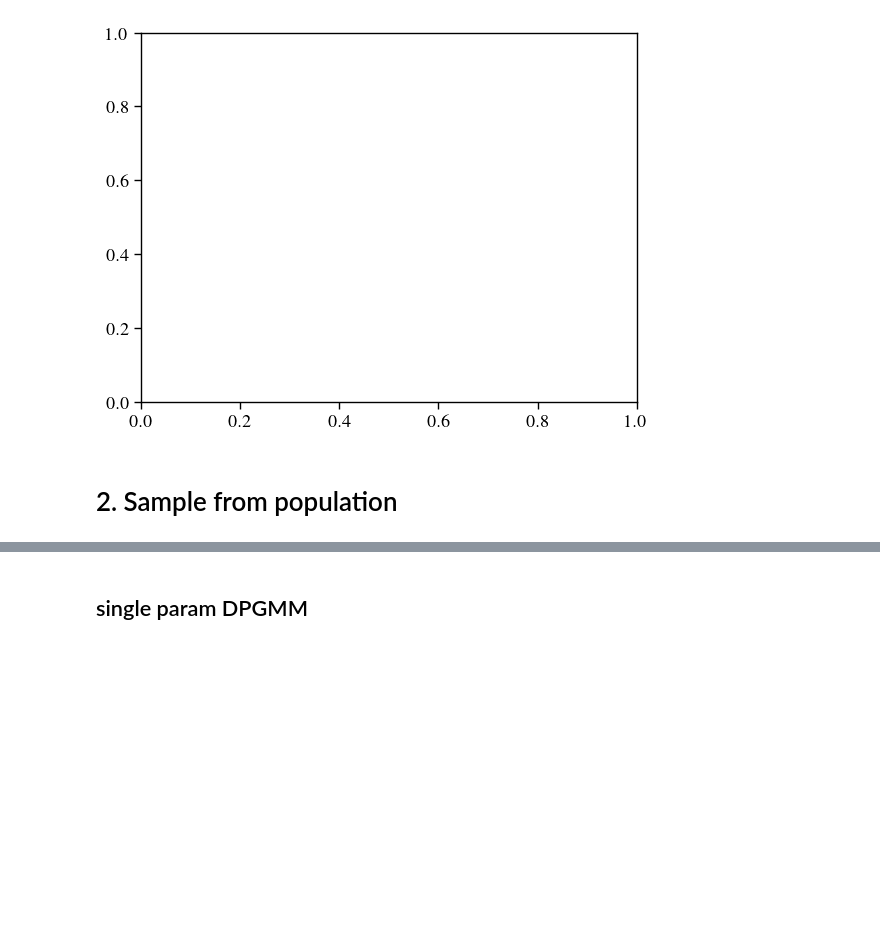
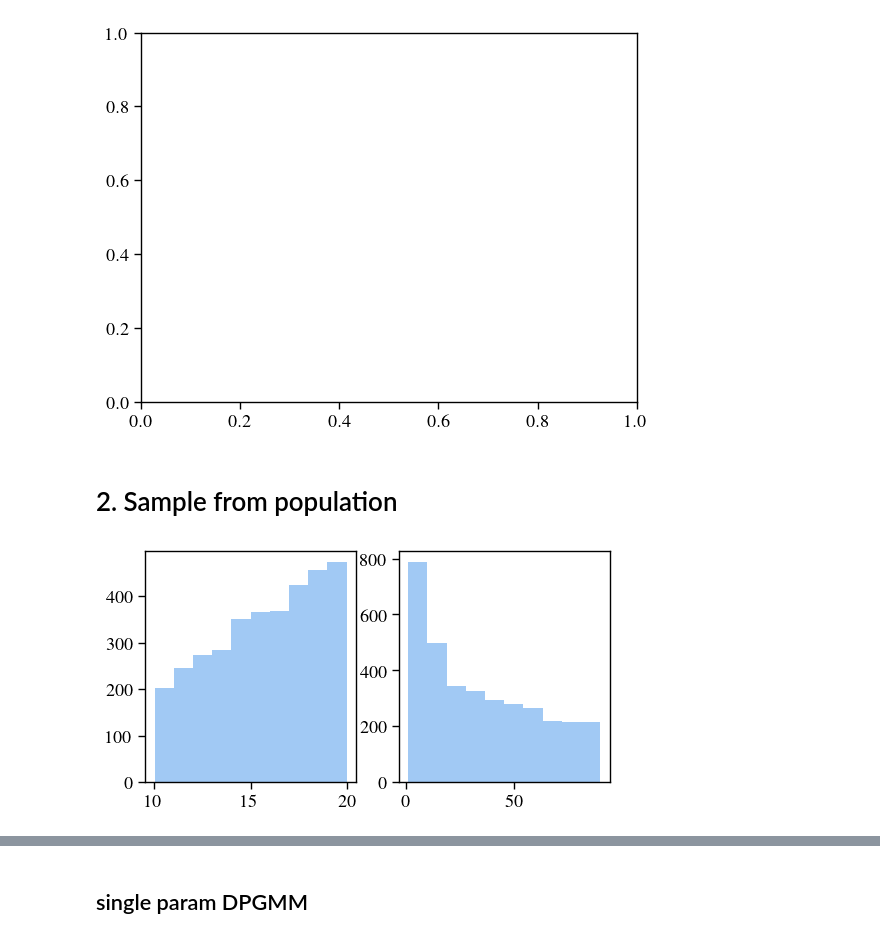
Before and after one commit to insepien/dftime, a Jupyter notebook: notebook/build.ipynb, the cells around one changed output, grey strips where cells are left out. Cells and saved outputs as stored; diff of their text form; code cells hidden in the pictures; blank space fills up the shorter version.

```diff
--- a/notebook/build.ipynb
+++ b/notebook/build.ipynb
@@ -112,6 +112,12 @@ mask = u < pobs
 accepted_a = a[mask]
 accepted_q = q[mask]
 accepted_pobs = pobs[mask]
+# %%
+fig,ax = plt.subplots(1,2,figsize=(6,3))
+ax[0].hist(accepted_a)
+ax[1].hist(accepted_q);
+# %% [output]
+[figure, added]
 # %%
 fig,ax = plt.subplots(1,3,figsize=(9,3),width_ratios=[2,1,1])
 np.random.seed(0)
```
Also changed, not shown: parts of 18 cells of this notebook, 6 other files.
